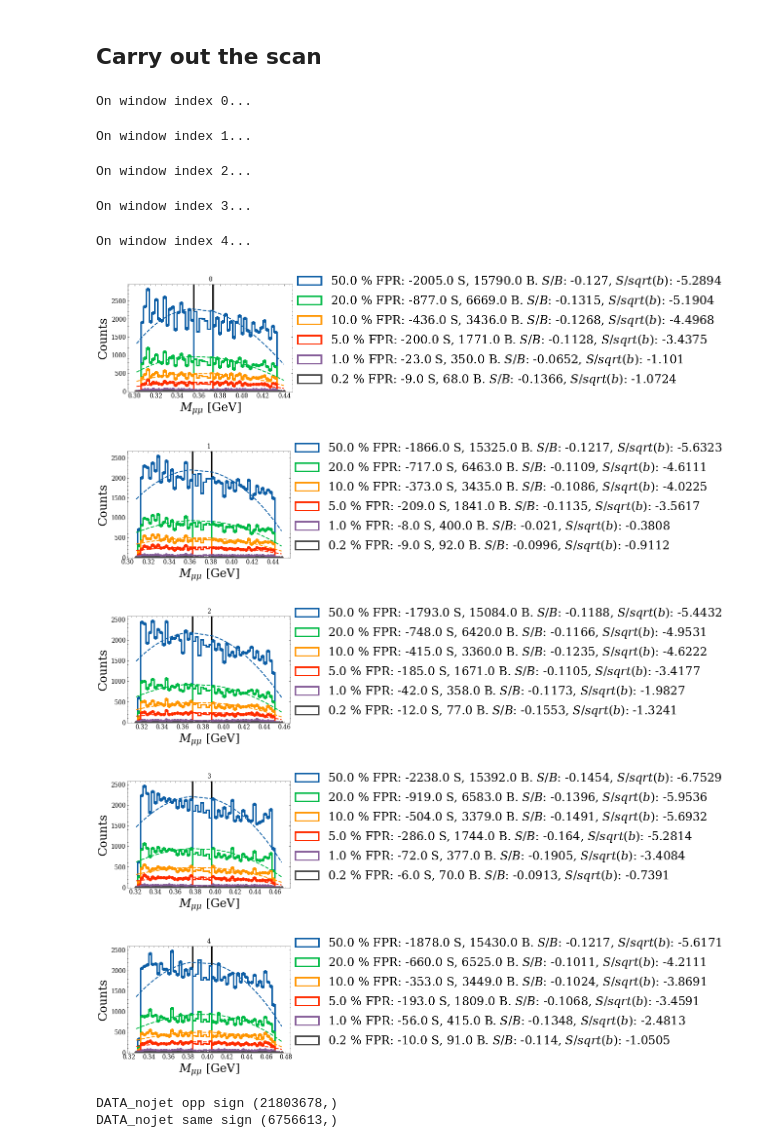
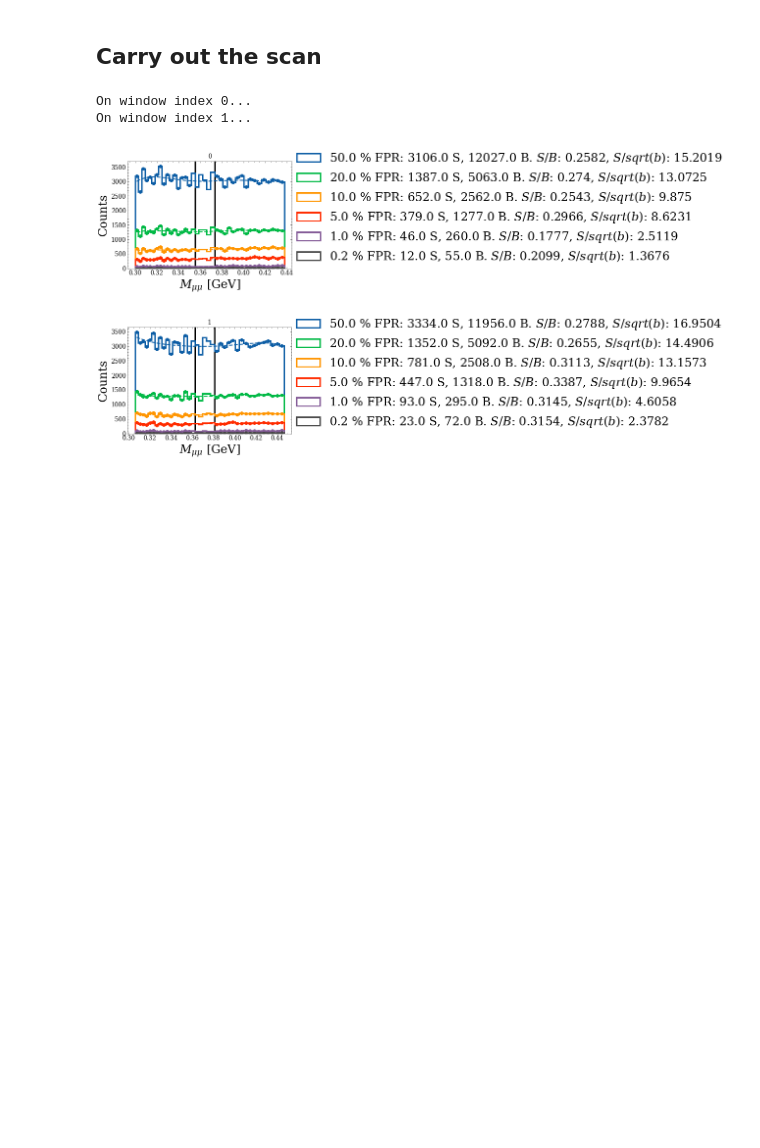
Before and after one commit to hep-lbdl/dimuonAD, a Jupyter notebook: 08b_plot_results_scan.ipynb, the cells around one changed output. Cells and saved outputs as stored; diff of their text form; code cells hidden in the pictures; blank space fills up the shorter version.

```diff
--- a/08b_plot_results_scan.ipynb
+++ b/08b_plot_results_scan.ipynb
@@ -67,15 +67,30 @@ with open(f"{working_dir}/processed_data/mass_scaler_{window_index_to_plot}", "r
     scaler = pickle.load(ifile)
 # %% [markdown]
 ## Carry out the scan
+# %%
+# generate the bins
+
+
+detector_resolution = 0.01
+start_mass = 0.3
+
+current_mass = start_mass
+all_bins = [start_mass]
+
+
+while current_mass < 20:
+    loc_bin_width = current_mass*detector_resolution
+    current_mass += loc_bin_width
+    all_bins.append(current_mass)
 # %%
 num_bootstraps = 1
 n_folds = 5
 pseudo_e_to_plot = 0
-fit_type = "cubic"
+fit_type = "quintic"
 
 if fit_type == "cubic": fit_function = bkg_fit_cubic
 elif fit_type == "quintic": fit_function = bkg_fit_quintic
-elif fit_type == "ratio": fit_function = bkg_fit_ratio
+elif fit_type == "septic": fit_function = bkg_fit_septic
 
 SR_centers = []
 
@@ -86,7 +101,7 @@ fprs = [0.5, 0.2, 0.1,0.05, 0.01, 0.002]
 
 fpr_thresholds = {x:[] for x in fprs}
 
-for window_index in range(5):
+for window_index in range(2):
 
     print(f"On window index {window_index}...")
 
@@ -132,7 +147,26 @@ for window_index in range(5):
 
     # CARRY OUT THE CURVE FITTING
 
-    plot_bins_all, plot_bins_SR, plot_bins_left, plot_bins_right, plot_centers_all, plot_centers_SR, plot_centers_SB = get_bins(SR_left, SR_right, SB_left, SB_right, num_bins_SR = 8)
+    #plot_bins_all, plot_bins_SR, plot_bins_left, plot_bins_right, plot_centers_all, plot_centers_SR, plot_centers_SB = get_bins(SR_left, SR_right, SB_left, SB_right, num_bins_SR = 8)
+    SB_left_index = all_bins.index(SB_left)
+    SR_left_index = all_bins.index(SR_left)
+    SR_right_index = all_bins.index(SR_right)
+    SB_right_index = all_bins.index(SB_right)
+
+    plot_bins_left = all_bins[SB_left_index:SR_left_index]
+    plot_bins_SR = all_bins[SR_left_index:SR_right_index]
+    plot_bins_right = all_bins[SR_right_index:SB_right_index]
+
+    plot_bins_all = all_bins[SB_left_index:SB_right_index]
+
+    plot_centers_left = [np.sqrt(plot_bins_left[i]*plot_bins_left[i+1]) for i in range(len(plot_bins_left)-1)]
+    plot_centers_SR = np.array([np.sqrt(plot_bins_SR[i]*plot_bins_SR[i+1]) for i in range(len(plot_bins_SR)-1)])
+    plot_centers_right = [np.sqrt(plot_bins_right[i]*plot_bins_right[i+1]) for i in range(len(plot_bins_right)-1)]
+
+
+    plot_centers_all = np.concatenate([plot_centers_left, plot_centers_SR, plot_centers_right])
+    plot_centers_SB = np.concatenate([plot_centers_left, plot_centers_right])
+
 
     plt.figure(figsize = (6, 4))
 
@@ -152,43 +186,37 @@ for window_index in range(5):
         # get the fit function to SB background
         popt, pcov, chi2, y_vals, n_dof = curve_fit_m_inv(filtered_masses, fit_type, SR_left, SR_right, plot_bins_left, plot_bins_right, plot_centers_SB)
         plt.plot(plot_centers_all, fit_function(plot_centers_all, *popt), lw = 2, linestyle = "dashed", color = f"C{t}")
 
         # calculate significance of bump
-        num_S_expected_in_SR, num_B_expected_in_SR = calc_significance(filtered_masses, fit_function, plot_bins_SR, SR_left, SR_right, popt)
+        num_S_expected_in_SR, num_B_expected_in_SR = calc_significance(filtered_masses, fit_function, plot_bins_SR, plot_centers_SR, SR_left, SR_right, popt)
         y_err = get_errors_bkg_fit_ratio(popt, pcov, plot_centers_SR, fit_type)
         B_error = np.sqrt(np.sum(y_err**2))
 
         S_over_B = num_S_expected_in_SR/num_B_expected_in_SR
         significance = num_S_expected_in_SR/np.sqrt(num_B_expected_in_SR+B_error**2)
         label_string = f"{round(100*threshold, 2)} % FPR: {round(num_S_expected_in_SR, 0)} S, {round(num_B_expected_in_SR, 0)} B. $S/B$: {round(S_over_B,4)}, $S/sqrt(b)$: {round(significance,4)}"
 
 
         fpr_thresholds[threshold].append(significance)
         plt.hist(filtered_masses, bins = plot_bins_all, lw = 3, histtype = "step", color = f"C{t}",label = label_string)
         plt.scatter(plot_centers_SB, y_vals, color = f"C{t}")
 
 
     plt.legend(loc = (1, 0), fontsize = 24)
 
 
     plt.axvline(SR_left, color= "k", lw = 3, zorder = -10)
     plt.axvline(SR_right, color= "k", lw = 3, zorder = -10)
 
     plt.xlabel("$M_{\mu\mu}$ [GeV]", fontsize = 24)
     plt.ylabel("Counts", fontsize = 24)
 
     plt.title(window_index)
 # %% [output]
 On window index 0...
+On window index 1...
-On window index 1...
-On window index 2...
-On window index 3...
-On window index 4...
-[figure, old version]
+[figure, new version]
-[figure, old version]
+[figure, new version]
-[figure, removed]
-[figure, removed]
-[figure, removed]
 # %%
 # load in the mass data
 
@@ -217,6 +245,3 @@ for code in codes_list:
 
     print(code, "opp sign",  uncut_data[code][list(uncut_data[code].keys())[0]].shape)
     print(code, "same sign", uncut_data_samesign[code][list(uncut_data[code].keys())[0]].shape)
-# %% [output]
-DATA_nojet opp sign (21803678,)
-DATA_nojet same sign (6756613,)
```
Also changed, not shown: parts of 2 cells of this notebook, 1 other file.
